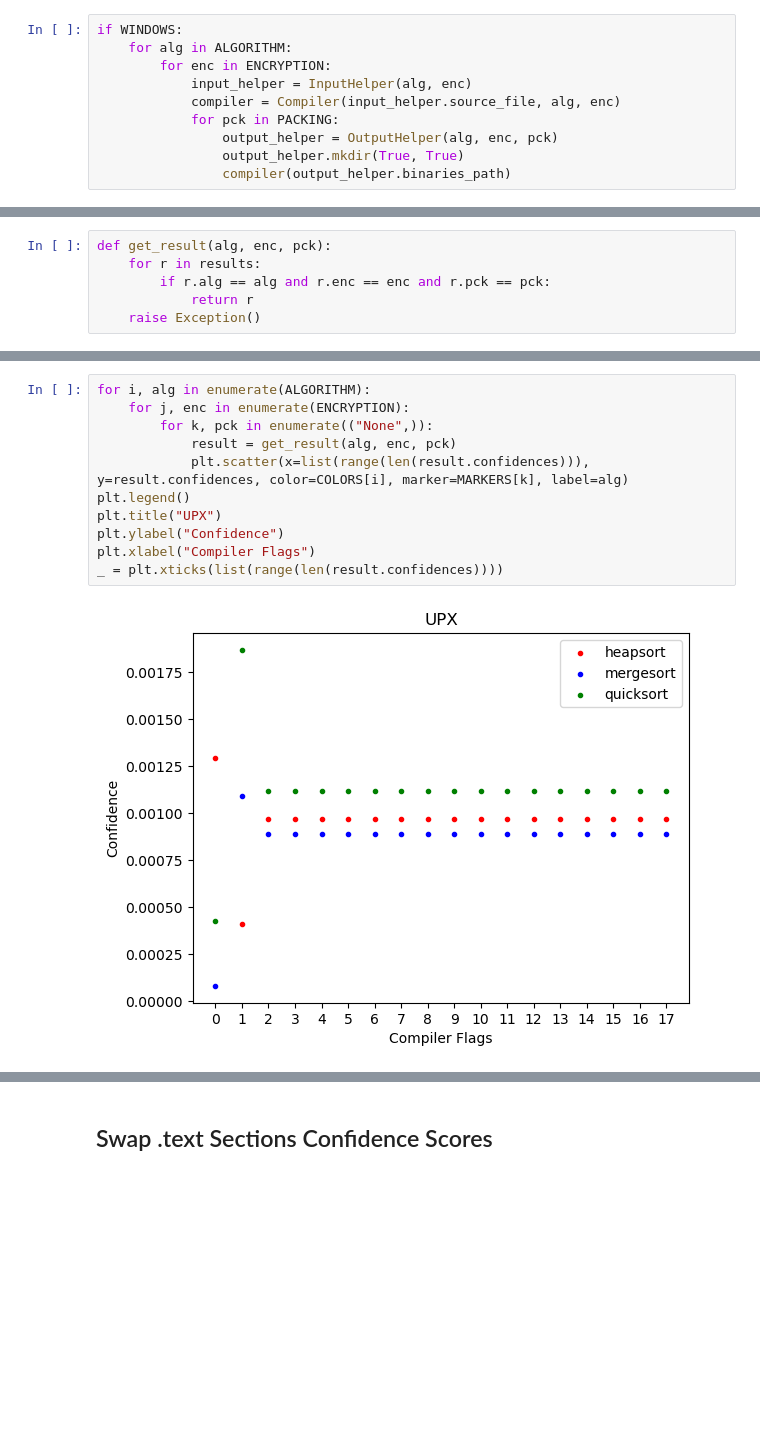
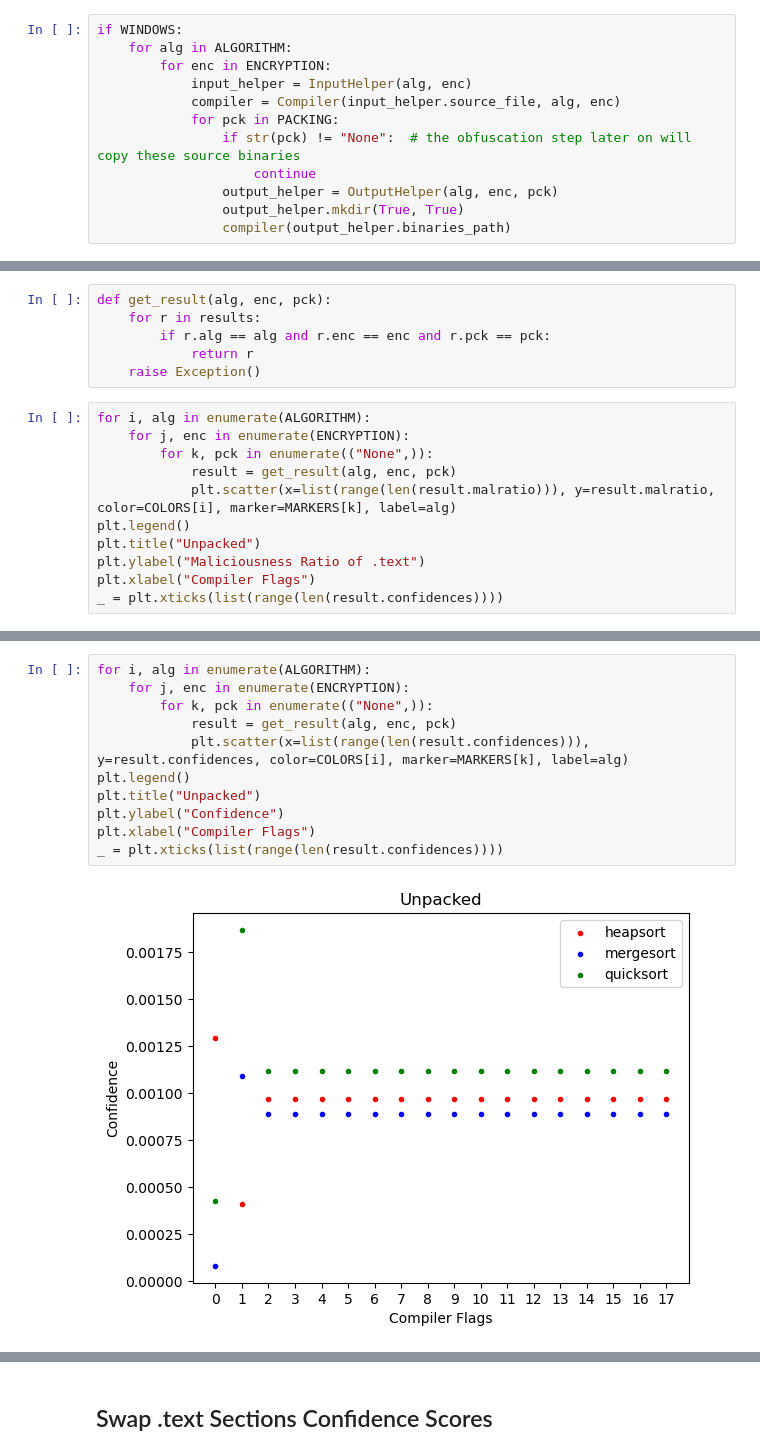
Before and after one commit to lkurlandski/MalConv2, a Jupyter notebook: concept/concept.ipynb, the cells around one changed output, grey strips where cells are left out. Cells and saved outputs as stored; diff of their text form; blank space fills up the shorter version.

```diff
--- a/concept/concept.ipynb
+++ b/concept/concept.ipynb
@@ -131,6 +130,8 @@ if WINDOWS:
             input_helper = InputHelper(alg, enc)
             compiler = Compiler(input_helper.source_file, alg, enc)
             for pck in PACKING:
+                if str(pck) != "None":  # the obfuscation step later on will copy these source binaries
+                    continue
                 output_helper = OutputHelper(alg, enc, pck)
                 output_helper.mkdir(True, True)
                 compiler(output_helper.binaries_path)
@@ -294,3 +295,14 @@ def get_result(alg, enc, pck):
         if r.alg == alg and r.enc == enc and r.pck == pck:
             return r
     raise Exception()
+# %%
+for i, alg in enumerate(ALGORITHM):
+    for j, enc in enumerate(ENCRYPTION):
+        for k, pck in enumerate(("None",)):
+            result = get_result(alg, enc, pck)
+            plt.scatter(x=list(range(len(result.malratio))), y=result.malratio, color=COLORS[i], marker=MARKERS[k], label=alg)
+plt.legend()
+plt.title("Unpacked")
+plt.ylabel("Maliciousness Ratio of .text")
+plt.xlabel("Compiler Flags")
+_ = plt.xticks(list(range(len(result.confidences))))
@@ -297,16 +311,16 @@ def get_result(alg, enc, pck):
 # %%
 for i, alg in enumerate(ALGORITHM):
     for j, enc in enumerate(ENCRYPTION):
         for k, pck in enumerate(("None",)):
             result = get_result(alg, enc, pck)
             plt.scatter(x=list(range(len(result.confidences))), y=result.confidences, color=COLORS[i], marker=MARKERS[k], label=alg)
 plt.legend()
-plt.title("UPX")
+plt.title("Unpacked")
 plt.ylabel("Confidence")
 plt.xlabel("Compiler Flags")
 _ = plt.xticks(list(range(len(result.confidences))))
 # %% [output]
-[figure, old version]
+[figure, new version]
 # %%
 for i, alg in enumerate(ALGORITHM):
     for j, enc in enumerate(ENCRYPTION):
```
Also changed, not shown: parts of 3 cells of this notebook.
